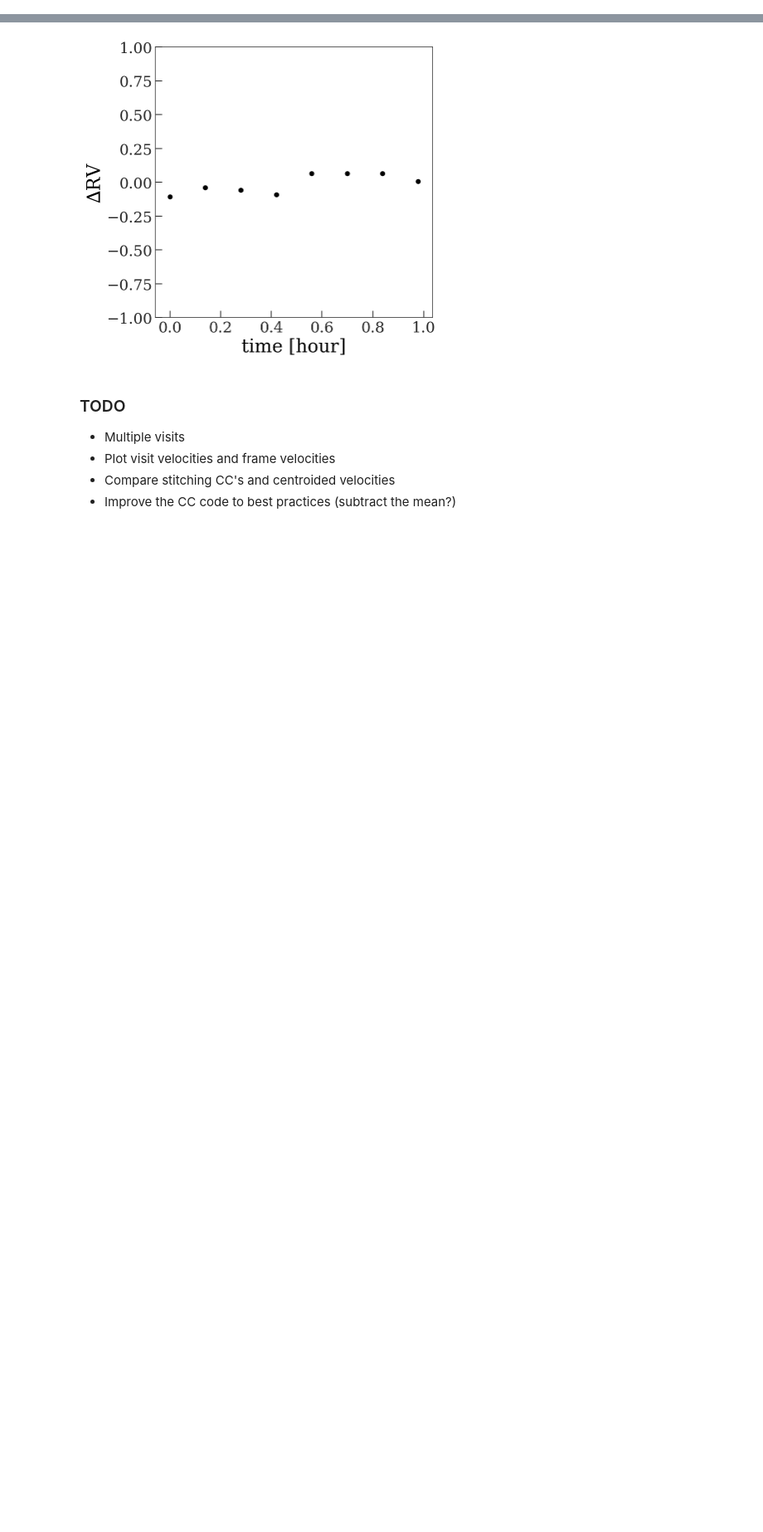
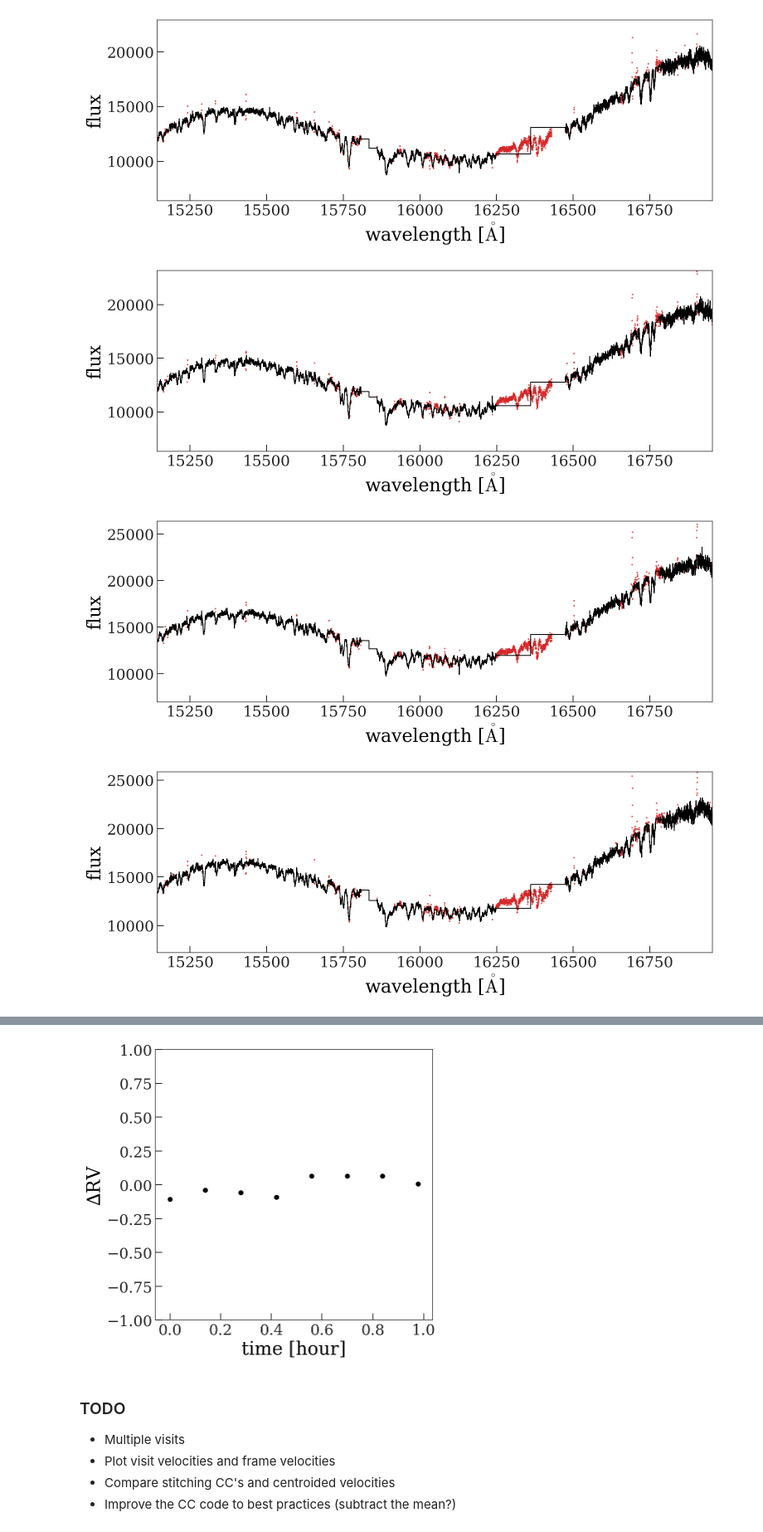
Before and after one commit to adrn/FunDepartment, a Jupyter notebook: notebooks/Run-on-visits.ipynb, the cells around one changed output, grey strips where cells are left out. Shown at 83% size. Cells and saved outputs as stored; diff of their text form; code cells hidden in the pictures; blank space fills up the shorter version.

```diff
--- a/notebooks/Run-on-visits.ipynb
+++ b/notebooks/Run-on-visits.ipynb
@@ -154,0 +81,12 @@ for visit in visits:
+# %%
+for visit in visits:
+    # frame_spectra = visit.get_frame_spectra(percentile_clip=False)
+    frame_spectra = visit.get_frame_spectra()
+    for k, s in frame_spectra.items():
+        fig = plot_spectrum_masked(s)
+    break
+# %% [output]
+[figure, added]
+[figure, added]
+[figure, added]
+[figure, added]
```
Also changed, not shown: parts of 37 cells of this notebook, 1 other file.
